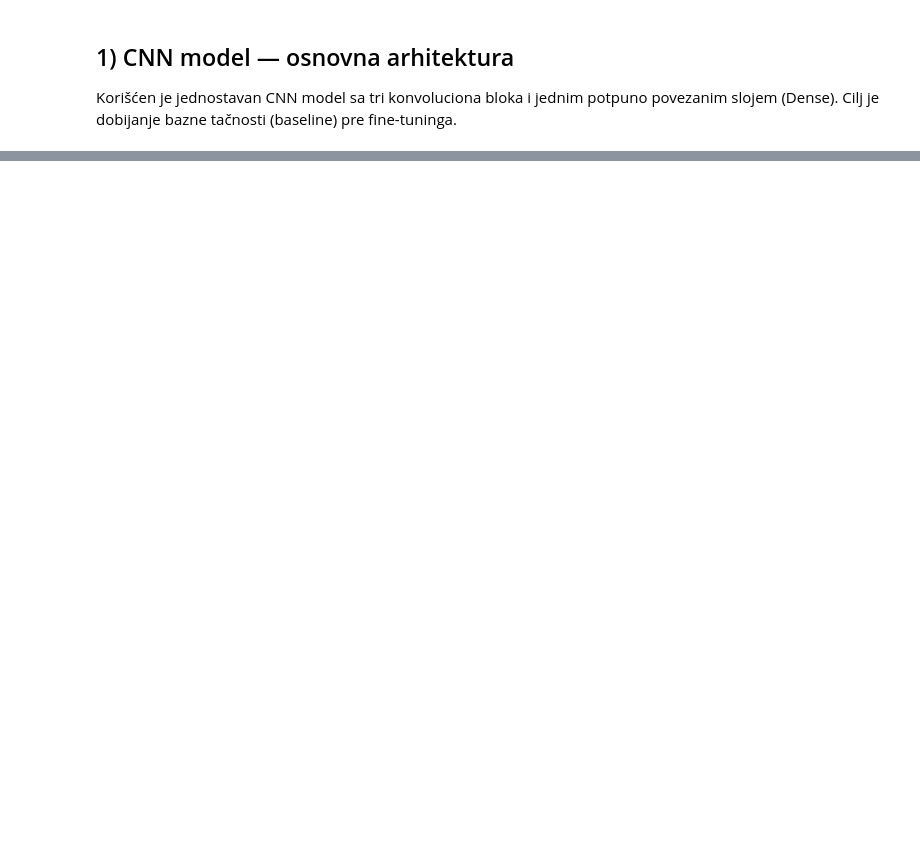
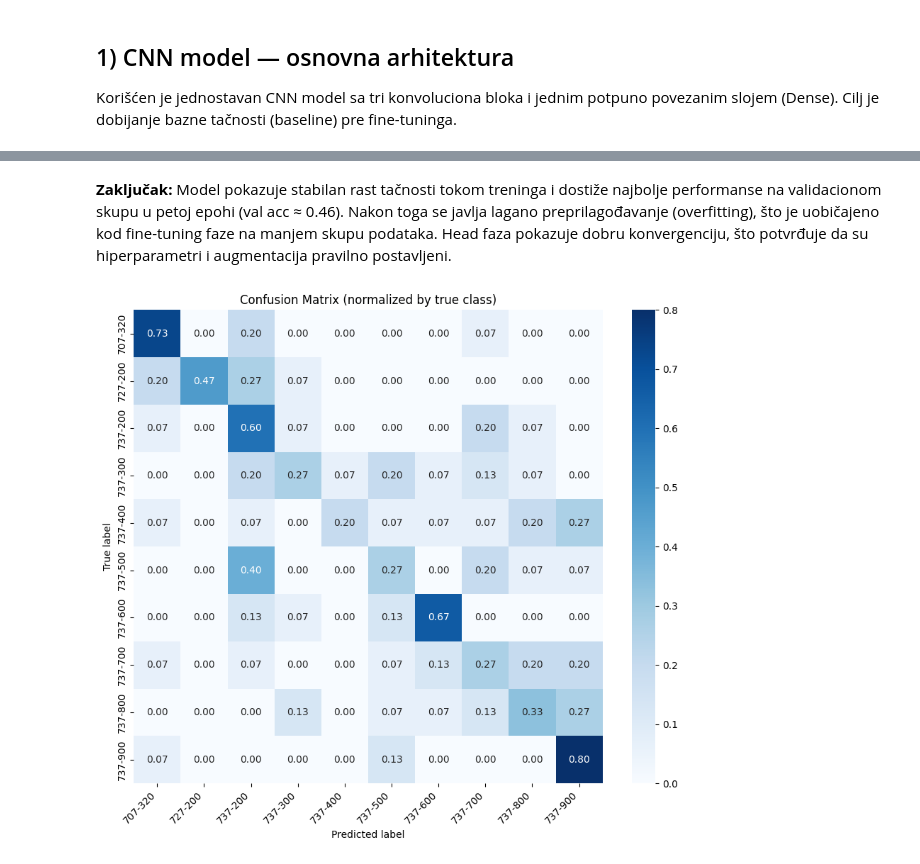
Before and after one commit to emilijasimic1510/ori_projekat, a Jupyter notebook: notebooks/02_CNN_Training.ipynb, the cells around one changed output, grey strips where cells are left out. Saved outputs shown, nothing was run; the diff lists cells and outputs as text; code cells hidden in the pictures; blank space fills up the shorter version.

Commit message:
istreniram model i dodata augmentacija

```diff
--- a/notebooks/02_CNN_Training.ipynb
+++ b/notebooks/02_CNN_Training.ipynb
@@ -179,0 +331,27 @@ Ovaj model će se koristiti u sledećoj fazi — ekstrakciji karakteristika i SV
+# %% [markdown]
+**Zaključak:** Model pokazuje stabilan rast tačnosti tokom treninga i dostiže najbolje performanse na validacionom skupu u petoj epohi (val acc ≈ 0.46). Nakon toga se javlja lagano preprilagođavanje (overfitting), što je uobičajeno kod fine-tuning faze na manjem skupu podataka. Head faza pokazuje dobru konvergenciju, što potvrđuje da su hiperparametri i augmentacija pravilno postavljeni.
+# %%
+import seaborn as sns
+import matplotlib.pyplot as plt
+from sklearn.metrics import confusion_matrix
+import numpy as np
+import json
+
+# Učitaj nazive klasa ako ih imaš sačuvane
+with open("../models/artifacts/class_names.json", "r", encoding="utf-8") as f:
+    class_names = json.load(f)
+
+cm = confusion_matrix(y_true, y_pred)
+cm_norm = cm.astype("float") / cm.sum(axis=1, keepdims=True)  # procenat po redu
+
+plt.figure(figsize=(9,8))
+sns.heatmap(cm_norm, annot=True, fmt=".2f", cmap="Blues",
+            xticklabels=class_names, yticklabels=class_names)
+plt.title("Confusion Matrix (normalized by true class)")
+plt.ylabel("True label")
+plt.xlabel("Predicted label")
+plt.xticks(rotation=45, ha="right")
+plt.tight_layout()
+plt.show()
+# %% [output]
+[figure, added]
```
Also changed, not shown: parts of 25 cells of this notebook, 1 other file.
